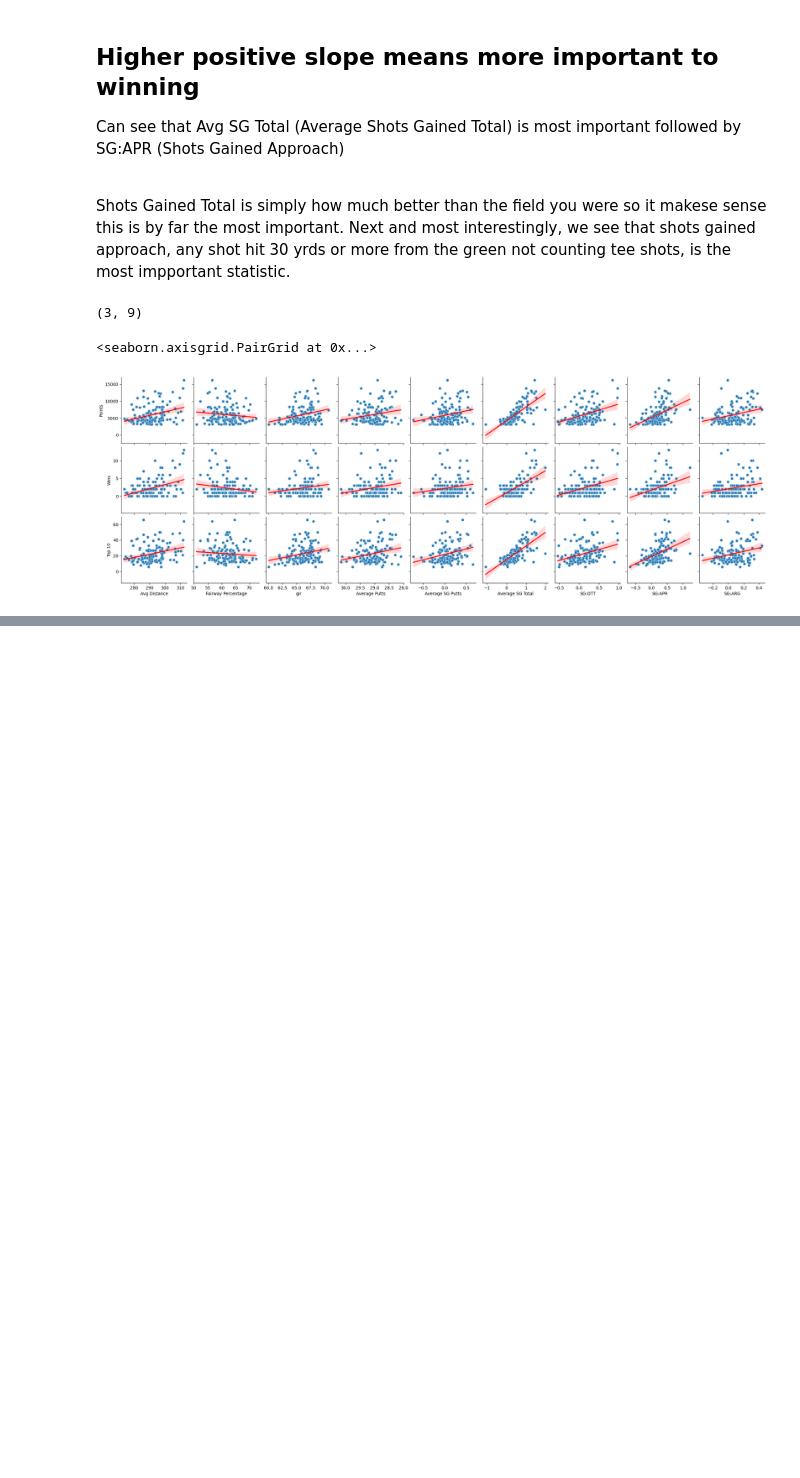
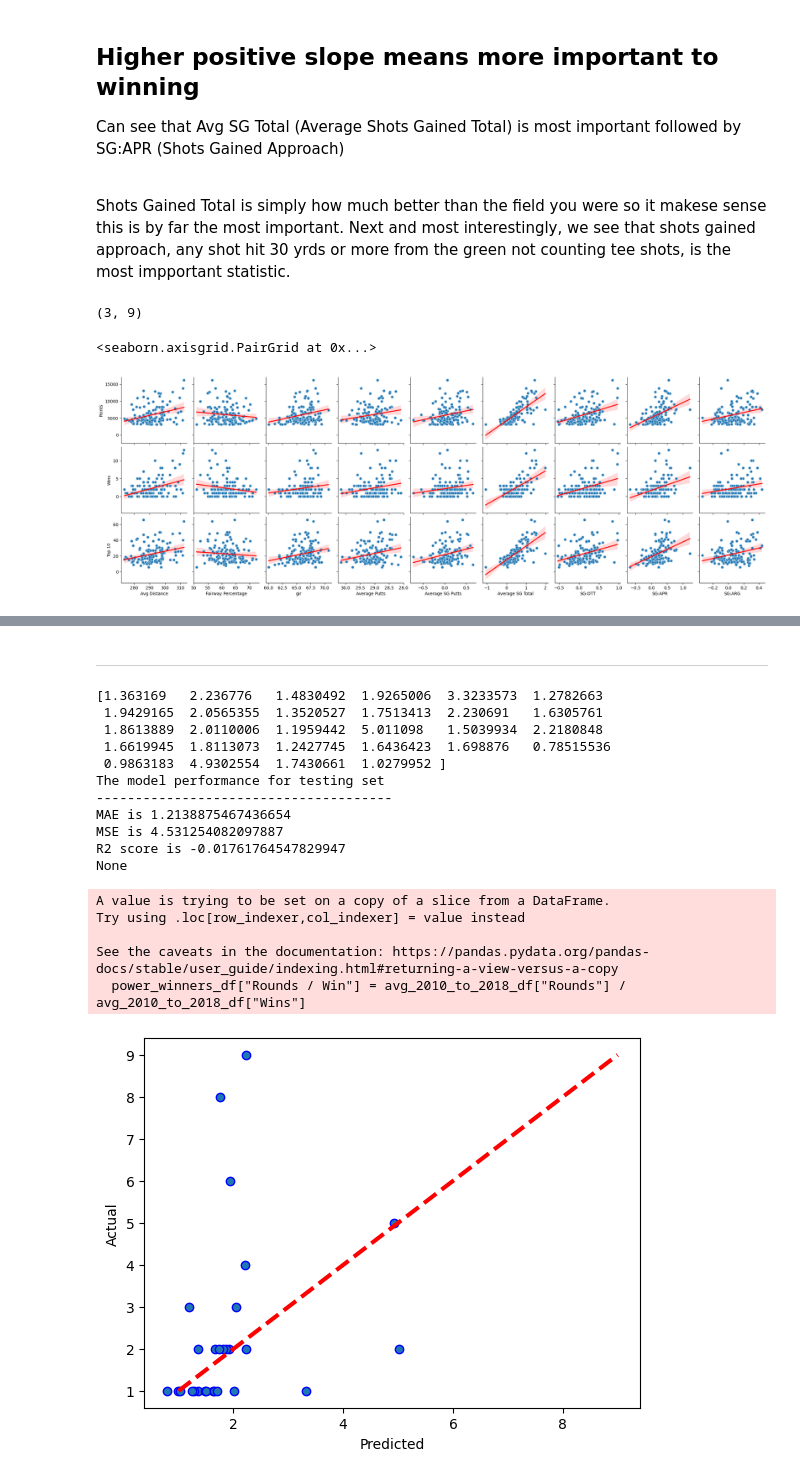
Before and after one commit to michaelmoschitto/golf-success-predictor, a Jupyter notebook: models/LinearTree.ipynb, the cells around one changed output, grey strips where cells are left out. Drawn from its saved outputs; the diff is of its cells as text; code cells hidden in the pictures; blank space fills up the shorter version.

```diff
--- a/models/LinearTree.ipynb
+++ b/models/LinearTree.ipynb
@@ -207,0 +393,37 @@ graph.map(sns.scatterplot)
+# %% [markdown]
+---------------------------------------------------------------------------------------------------------
+# %%
+from sklearn.linear_model import RidgeClassifier
+from lineartree import LinearBoostRegressor
+
+TARGET = "Wins"
+
+X, Y = get_X_Y(target = TARGET)
+x_train, x_test, y_train, y_test, val_df = train_test_split_validation(X, Y, scale=True)
+
+model = LinearBoostRegressor(base_estimator=LinearRegression())
+model.fit(x_train, y_train)
+# display(model.plot_model(feature_names=feature_cols))
+yhat = model.predict(x_test)
+print(yhat)
+
+print(calculate_error(y_test, yhat))
+plot_regression(y_test, yhat)
+# %% [output]
+[1.363169   2.236776   1.4830492  1.9265006  3.3233573  1.2782663
+ 1.9429165  2.0565355  1.3520527  1.7513413  2.230691   1.6305761
+ 1.8613889  2.0110006  1.1959442  5.011098   1.5039934  2.2180848
+ 1.6619945  1.8113073  1.2427745  1.6436423  1.698876   0.78515536
+ 0.9863183  4.9302554  1.7430661  1.0279952 ]
+The model performance for testing set
+--------------------------------------
+MAE is 1.2138875467436654
+MSE is 4.531254082097887
+R2 score is -0.01761764547829947
+None
+A value is trying to be set on a copy of a slice from a DataFrame.
+Try using .loc[row_indexer,col_indexer] = value instead
+
+See the caveats in the documentation: https://pandas.pydata.org/pandas-docs/stable/user_guide/indexing.html#returning-a-view-versus-a-copy
+  power_winners_df["Rounds / Win"] = avg_2010_to_2018_df["Rounds"] / avg_2010_to_2018_df["Wins"]
+[figure, added]
```
Also changed, not shown: parts of 26 cells of this notebook.
